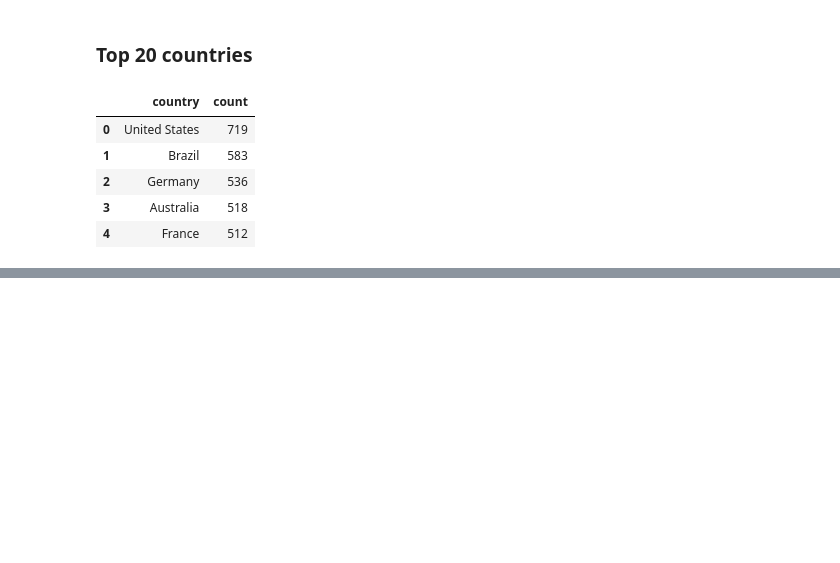
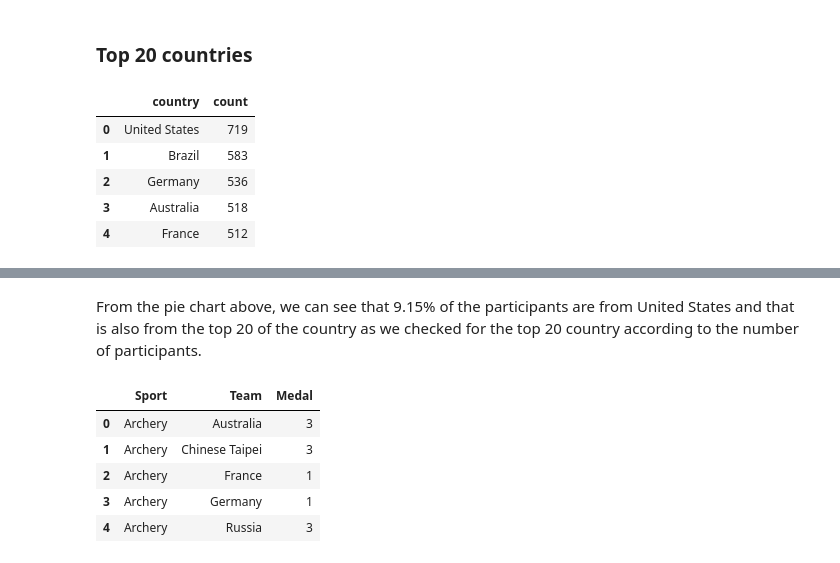
Before and after one commit to Hoaduong1990/Group2_pandas, a Jupyter notebook: olympics/olympic_data_analysis.ipynb, the cells around one changed output, grey strips where cells are left out. Saved outputs shown, nothing was run; the diff lists cells and outputs as text; code cells hidden in the pictures; blank space fills up the shorter version.

```diff
--- a/olympics/olympic_data_analysis.ipynb
+++ b/olympics/olympic_data_analysis.ipynb
@@ -493,3 +487,20 @@ data_latest_1[0:20].iplot(kind="pie",
          )
 # %% [output]
 [interactive output not drawn]
+# %% [markdown]
+From the pie chart above, we can see that 9.15% of the participants are from United States and that is also from the top 20 of the country as we checked for the top 20 country according to the number of participants.
+# %%
+data_latest1 = data_latest[data_latest['Medal'] != 'NA']
+# %%
+d=data_latest1.groupby(['Sport', 'Team'])['Medal'].count()
+# %%
+d=d.reset_index()
+# %%
+d.head()
+# %% [output]
+|  | Sport | Team | Medal |
+| 0 | Archery | Australia | 3 |
+| 1 | Archery | Chinese Taipei | 3 |
+| 2 | Archery | France | 1 |
+| 3 | Archery | Germany | 1 |
+| 4 | Archery | Russia | 3 |
```
Also changed, not shown: parts of 10 cells of this notebook.
